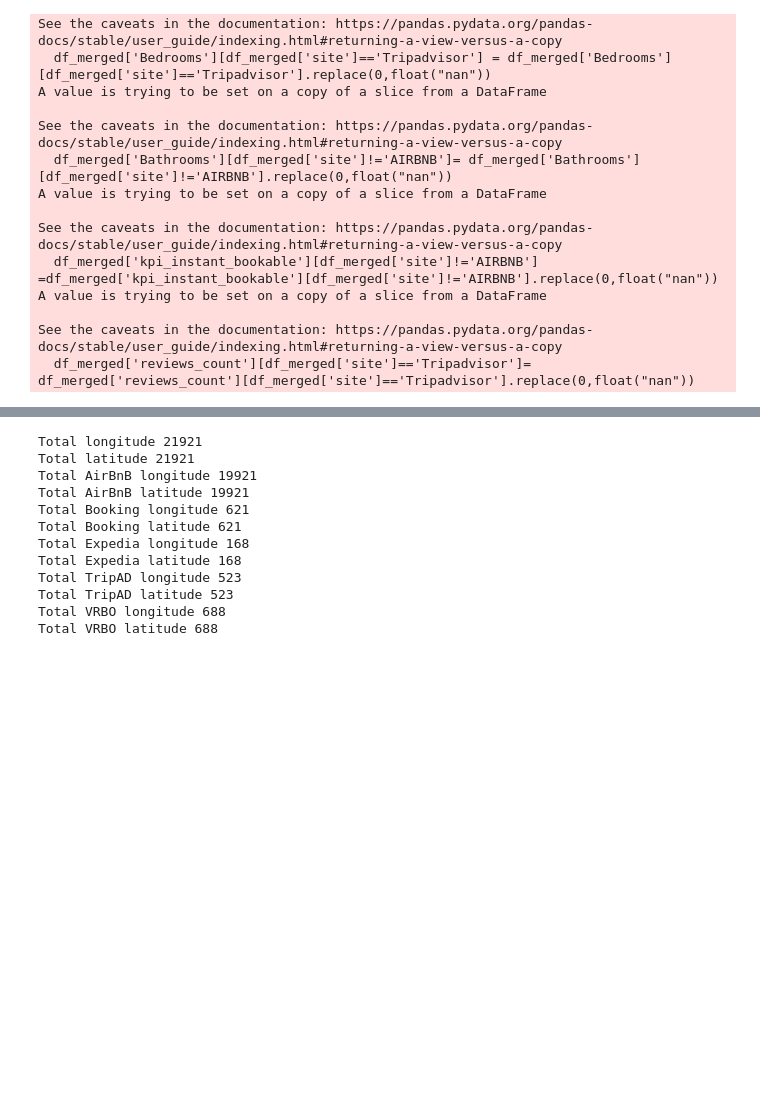
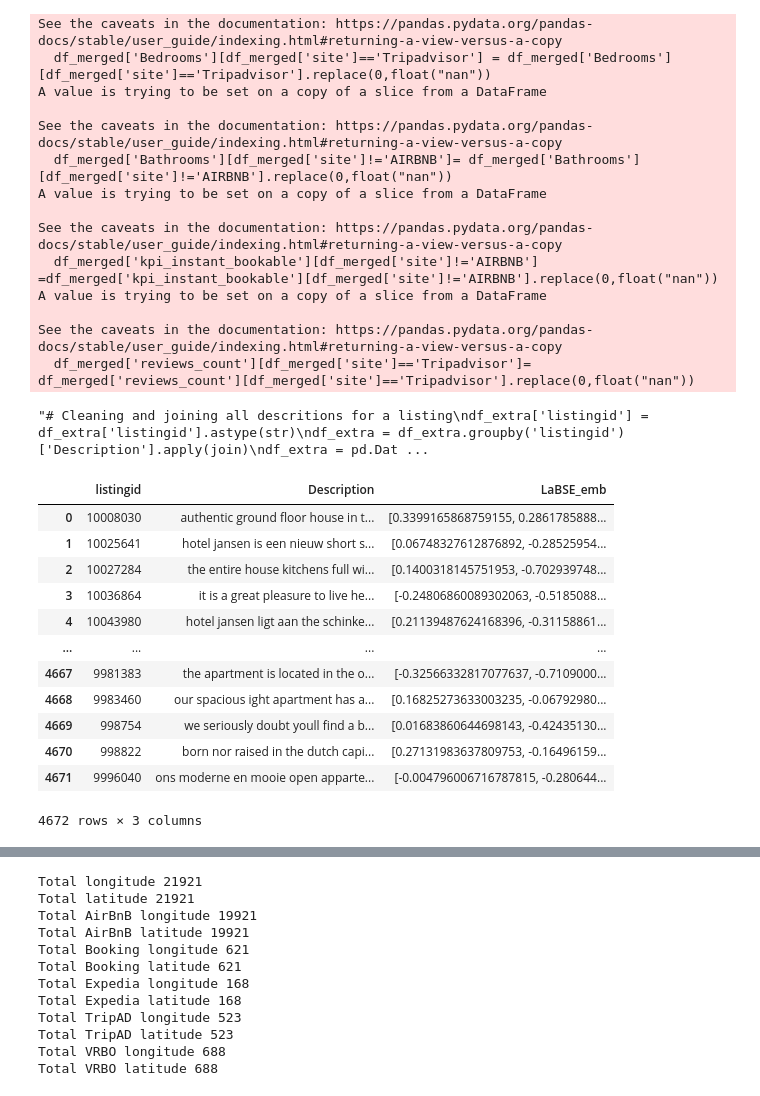
Before and after one commit to Amsterdam-Internships/Double-Listing, a Jupyter notebook: Code/EDA.ipynb, the cells around one changed output, grey strips where cells are left out. Saved outputs shown, nothing was run; the diff lists cells and outputs as text; code cells hidden in the pictures; blank space fills up the shorter version.

```diff
--- a/Code/EDA.ipynb
+++ b/Code/EDA.ipynb
@@ -359,3 +313,12 @@ A value is trying to be set on a copy of a slice from a DataFrame
 
 See the caveats in the documentation: https://pandas.pydata.org/pandas-docs/stable/user_guide/indexing.html#returning-a-view-versus-a-copy
   df_merged['reviews_count'][df_merged['site']=='Tripadvisor']= df_merged['reviews_count'][df_merged['site']=='Tripadvisor'].replace(0,float("nan"))
+# %%
+# Cleaning and joining all descritions for a listing
+df_extra['listingid'] = df_extra['listingid'].astype(str)
+df_extra = df_extra.groupby('listingid')['Description'].apply(join)
+df_extra = pd.DataFrame(df_extra)
+df_extra= df_extra.reset_index()
+df_extra['listingid'] = df_extra['listingid'].astype(np.int64)
+# %% [output]
+"# Cleaning and joining all descritions for a listing\ndf_extra['listingid'] = df_extra['listingid'].astype(str)\ndf_extra = df_extra.groupby('listingid')['Description'].apply(join)\ndf_extra = pd.Dat ...
@@ -361,0 +327,19 @@ See the caveats in the documentation: https://pandas.pydata.org/pandas-docs/stab
+# %%
+df_extra_emb = pd.read_csv(r'C:\Users\Invitado\Documents\Python\DS_MASTER\City_Adam_Intern\df_extra_emb.csv')
+# %%
+df_extra_emb.drop('Unnamed: 0',axis=1,inplace=True)
+df_extra_emb
+# %% [output]
+|  | listingid | Description | LaBSE_emb |
+| 0 | 10008030 | authentic ground floor house in t... | [0.3399165868759155, 0.2861785888... |
+| 1 | 10025641 | hotel jansen is een nieuw short s... | [0.06748327612876892, -0.28525954... |
+| 2 | 10027284 | the entire house kitchens full wi... | [0.1400318145751953, -0.702939748... |
+| 3 | 10036864 | it is a great pleasure to live he... | [-0.24806860089302063, -0.5185088... |
+| 4 | 10043980 | hotel jansen ligt aan the schinke... | [0.21139487624168396, -0.31158861... |
+| ... | ... | ... | ... |
+| 4667 | 9981383 | the apartment is located in the o... | [-0.32566332817077637, -0.7109000... |
+| 4668 | 9983460 | our spacious ight apartment has a... | [0.16825273633003235, -0.06792980... |
+| 4669 | 998754 | we seriously doubt youll find a b... | [0.01683860644698143, -0.42435130... |
+| 4670 | 998822 | born nor raised in the dutch capi... | [0.27131983637809753, -0.16496159... |
+| 4671 | 9996040 | ons moderne en mooie open apparte... | [-0.004796006716787815, -0.280644... |
+4672 rows × 3 columns
```
Also changed, not shown: parts of 18 cells of this notebook, 6 other files.
